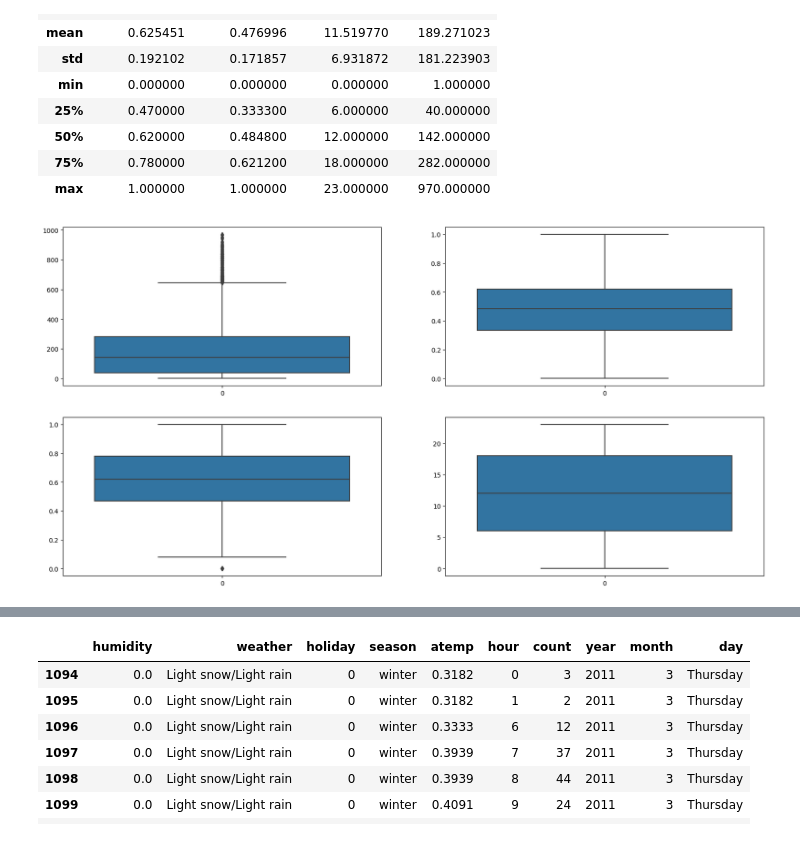
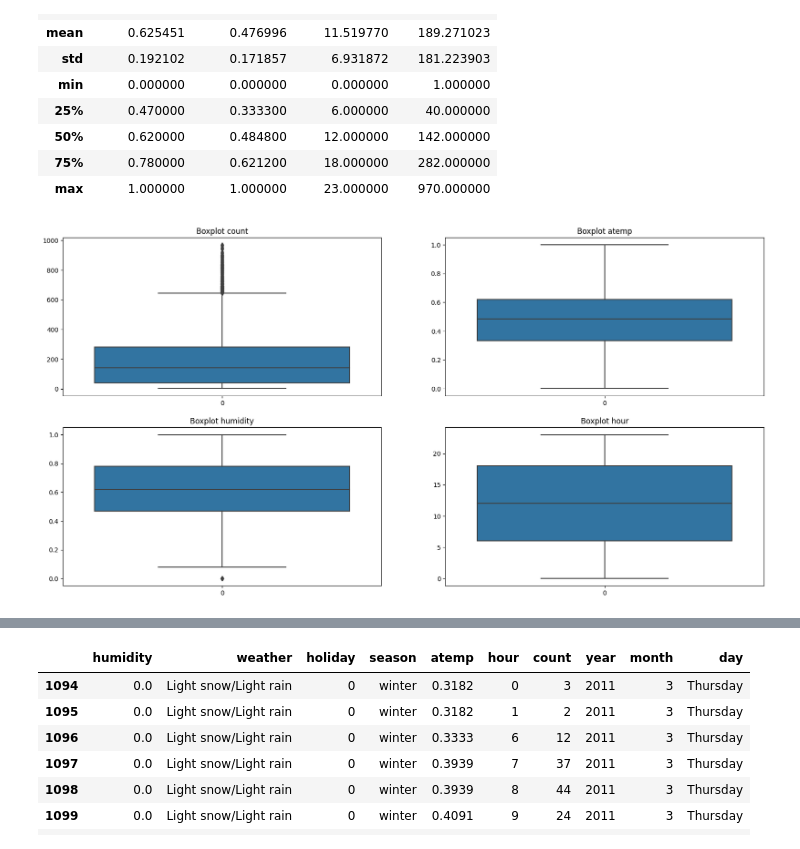
Before and after one commit to hrydwntr/Bike_Sharing_Model, a Jupyter notebook: capstone_modul_3.ipynb, the cells around one changed output, grey strips where cells are left out. Drawn from its saved outputs; the diff is of its cells as text; code cells hidden in the pictures.

```diff
--- a/capstone_modul_3.ipynb
+++ b/capstone_modul_3.ipynb
@@ -69,15 +152,15 @@ Name: weather, dtype: int64
 **Mengubah Tipe Data dan Memisahkan Data Kolom 'date'**
 # %%
 # Mengubah tipe data 'date' menjadi DateTime
-df_train['date'] = df_train['date'].astype('datetime64')
+df_model['date'] = df_model['date'].astype('datetime64')
 
 # Membuat kolom untuk memisahkan data Tahun, Bulan, dan Hari
-df_train['year'] = df_train['date'].dt.year
-df_train['month'] = df_train['date'].dt.month
-df_train['day'] = df_train['date'].dt.day_name()
+df_model['year'] = df_model['date'].dt.year
+df_model['month'] = df_model['date'].dt.month
+df_model['day'] = df_model['date'].dt.day_name()
 # %%
 # Mengubah tipe data feature 'holiday', 'year', dan 'month' menjadi category
-df_train['holiday'] = df_train['holiday'].astype('category')
-df_train['year'] = df_train['year'].astype('category')
-df_train['month'] = df_train['month'].astype('category')
+df_model['holiday'] = df_model['holiday'].astype('category')
+df_model['year'] = df_model['year'].astype('category')
+df_model['month'] = df_model['month'].astype('category')
 # %%
@@ -134,3 +227,3 @@ df_train_desc
 # %%
 # Drop kolom (feature) yang tidak diperlukan
-df_train.drop(columns=['date', 'casual', 'registered'], inplace=True)
+df_model.drop(columns=['date', 'casual', 'registered'], inplace=True)
@@ -184,6 +283,6 @@ calc_vif(df_train[['humidity', 'atemp', 'temp', 'hour', 'count']])
 # %%
 # Drop kolom 'temp'
-df_train = df_train.drop('temp', axis=1)
+df_model = df_model.drop('temp', axis=1)
 # %%
 plt.figure(figsize=(15, 12))
 palette=sns.diverging_palette(20, 220, n=256)
@@ -218,10 +321,18 @@ df_train.describe().select_dtypes(['float','int'])
 # %%
 # Plot boxplot untuk mengecek outliers
 fig, axes = plt.subplots(2,2, figsize=(20,10))
-sns.boxplot(df_train['count'], ax=axes[0][0])
-sns.boxplot(df_train['atemp'], ax=axes[0][1])
-sns.boxplot(df_train['humidity'], ax=axes[1][0])
-sns.boxplot(df_train['hour'], ax=axes[1][1])
+axes[0][0].set_title('Boxplot count')
+sns.boxplot(data=df_model['count'], ax=axes[0][0])
+
+axes[0][1].set_title('Boxplot atemp')
+sns.boxplot(df_model['atemp'], ax=axes[0][1])
+
+axes[1][0].set_title('Boxplot humidity')
+sns.boxplot(df_model['humidity'], ax=axes[1][0])
+
+axes[1][1].set_title('Boxplot hour')
+sns.boxplot(df_model['hour'], ax=axes[1][1])
+
 plt.show()
 # %% [output]
-[figure, old version]
+[figure, new version]
```
Also changed, not shown: parts of 91 cells of this notebook.
